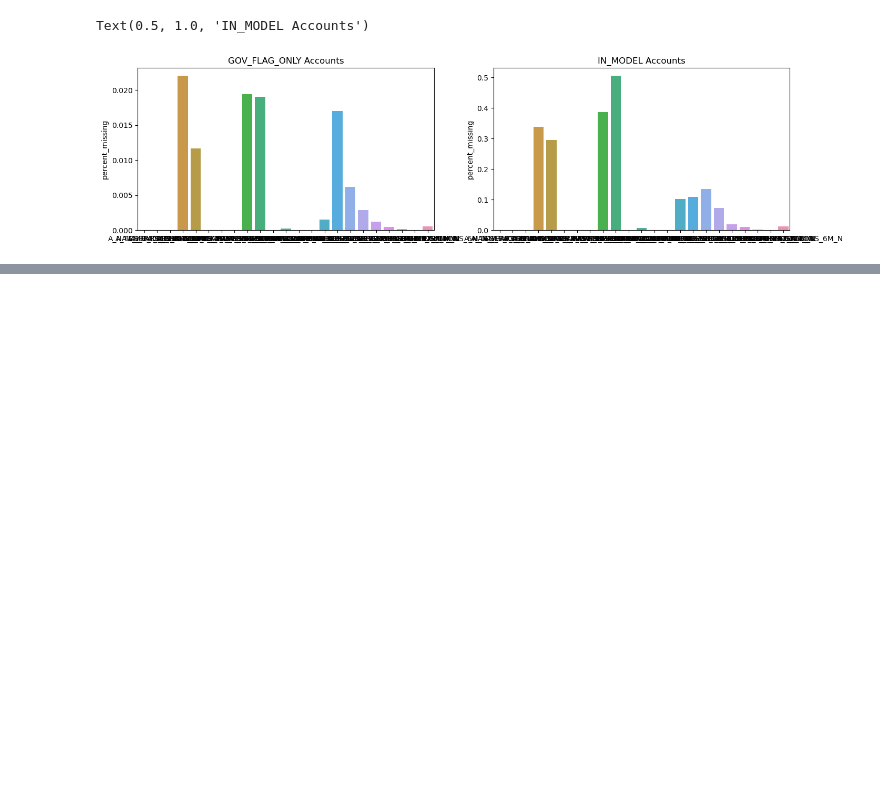
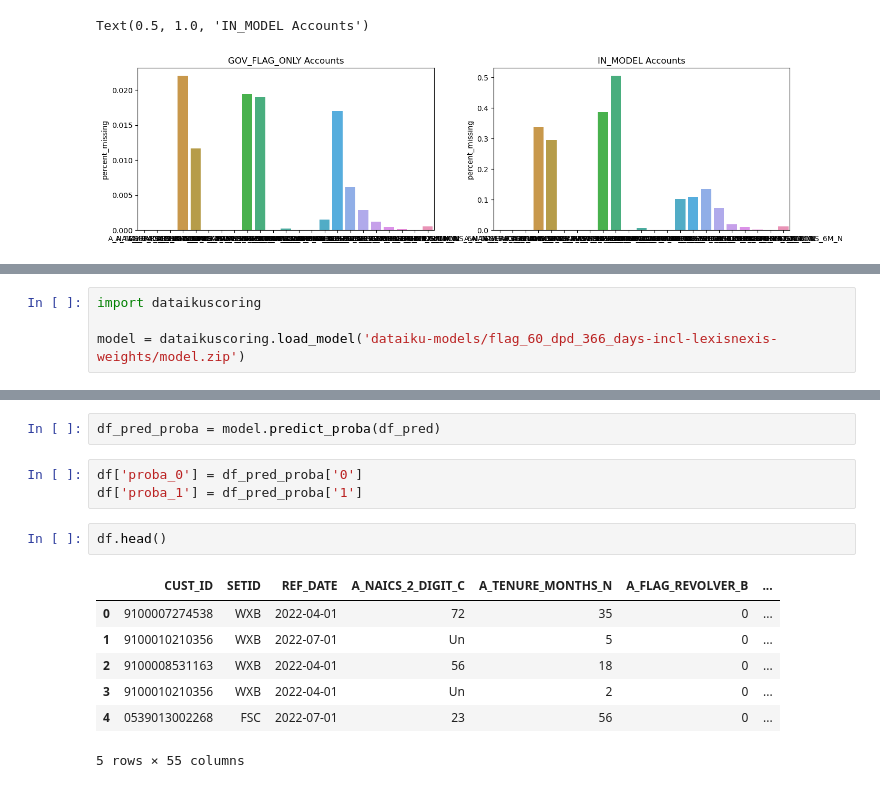
Before and after one commit to Prudick/risk-data-science-pm-model-exclusion-accounts-analysis, a Jupyter notebook: data-gathering.ipynb, the cells around one changed output, grey strips where cells are left out. Cells and saved outputs as stored; diff of their text form; blank space fills up the shorter version.

Commit message:
Model scoring updated

```diff
--- a/data-gathering.ipynb
+++ b/data-gathering.ipynb
@@ -522,0 +509,4 @@ ModuleNotFoundError: No module named 'evidently.dashboard'
+# %%
+import dataikuscoring
+
+model = dataikuscoring.load_model('dataiku-models/flag_60_dpd_366_days-incl-lexisnexis-weights/model.zip')
@@ -522,0 +525,15 @@ ModuleNotFoundError: No module named 'evidently.dashboard'
+# %%
+df_pred_proba = model.predict_proba(df_pred)
+# %%
+df['proba_0'] = df_pred_proba['0']
+df['proba_1'] = df_pred_proba['1']
+# %%
+df.head()
+# %% [output]
+|  | CUST_ID | SETID | REF_DATE | A_NAICS_2_DIGIT_C | A_TENURE_MONTHS_N | A_FLAG_REVOLVER_B | ... |
+| 0 | 9100007274538 | WXB | 2022-04-01 | 72 | 35 | 0 | ... |
+| 1 | 9100010210356 | WXB | 2022-07-01 | Un | 5 | 0 | ... |
+| 2 | 9100008531163 | WXB | 2022-04-01 | 56 | 18 | 0 | ... |
+| 3 | 9100010210356 | WXB | 2022-04-01 | Un | 2 | 0 | ... |
+| 4 | 0539013002268 | FSC | 2022-07-01 | 23 | 56 | 0 | ... |
+5 rows × 55 columns
```
Also changed, not shown: parts of 15 cells of this notebook, 1 other file.
